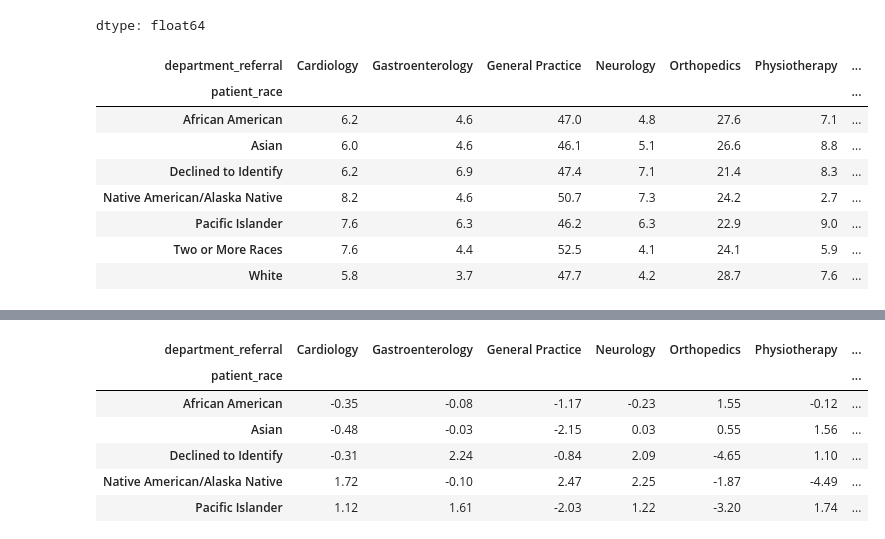
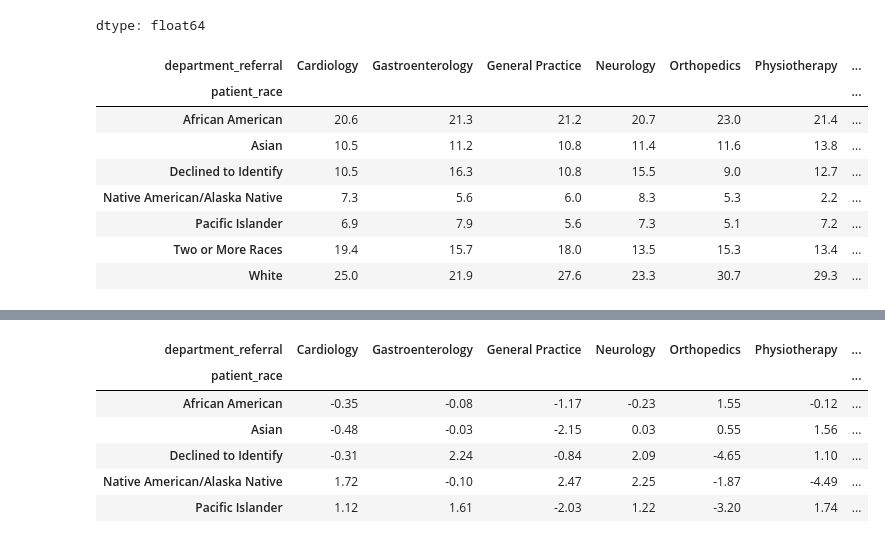
Before and after one commit to Mikayla-ds2/surge-sense, a Jupyter notebook: eda+viz.ipynb, the cells around one changed output, grey strips where cells are left out. Drawn from its saved outputs; the diff is of its cells as text; code cells hidden in the pictures.

```diff
--- a/eda+viz.ipynb
+++ b/eda+viz.ipynb
@@ -189,27 +189,29 @@ dtype: float64
 # %%
 # is referred but adds race for proper percentage calculations
 referrals = data.loc[
     data['department_referral'].ne('No referral.'),
     ['patient_race', 'department_referral']
 ]
 
-race_department_pct = (
+# the percentage of patients of that race referred to that department
+crosstab_race_dpt = (
     pd.crosstab(
         referrals['patient_race'],
         referrals['department_referral'],
-        normalize='index'
+        normalize='columns' # index means to sums to 100 for the row; columns for the column
     )
     .mul(100)
 )
-
-race_department_pct.round(1)
+# for index: given a patient is of a certain race, what percentage of their referrals go to each department
+# for columns: given a pateint was referred to a certain department, what's the racial breakdown of that department
+crosstab_race_dpt.round(1)
 # %% [output]
 | department_referral | Cardiology | Gastroenterology | General Practice | Neurology | Orthopedics | Physiotherapy | ... |
 | patient_race |  |  |  |  |  |  | ... |
-| African American | 6.2 | 4.6 | 47.0 | 4.8 | 27.6 | 7.1 | ... |
-| Asian | 6.0 | 4.6 | 46.1 | 5.1 | 26.6 | 8.8 | ... |
-| Declined to Identify | 6.2 | 6.9 | 47.4 | 7.1 | 21.4 | 8.3 | ... |
-| Native American/Alaska Native | 8.2 | 4.6 | 50.7 | 7.3 | 24.2 | 2.7 | ... |
-| Pacific Islander | 7.6 | 6.3 | 46.2 | 6.3 | 22.9 | 9.0 | ... |
-| Two or More Races | 7.6 | 4.4 | 52.5 | 4.1 | 24.1 | 5.9 | ... |
-| White | 5.8 | 3.7 | 47.7 | 4.2 | 28.7 | 7.6 | ... |
+| African American | 20.6 | 21.3 | 21.2 | 20.7 | 23.0 | 21.4 | ... |
+| Asian | 10.5 | 11.2 | 10.8 | 11.4 | 11.6 | 13.8 | ... |
+| Declined to Identify | 10.5 | 16.3 | 10.8 | 15.5 | 9.0 | 12.7 | ... |
+| Native American/Alaska Native | 7.3 | 5.6 | 6.0 | 8.3 | 5.3 | 2.2 | ... |
+| Pacific Islander | 6.9 | 7.9 | 5.6 | 7.3 | 5.1 | 7.2 | ... |
+| Two or More Races | 19.4 | 15.7 | 18.0 | 13.5 | 15.3 | 13.4 | ... |
+| White | 25.0 | 21.9 | 27.6 | 23.3 | 30.7 | 29.3 | ... |
```
Also changed, not shown: parts of 4 cells of this notebook, 1 other file.
